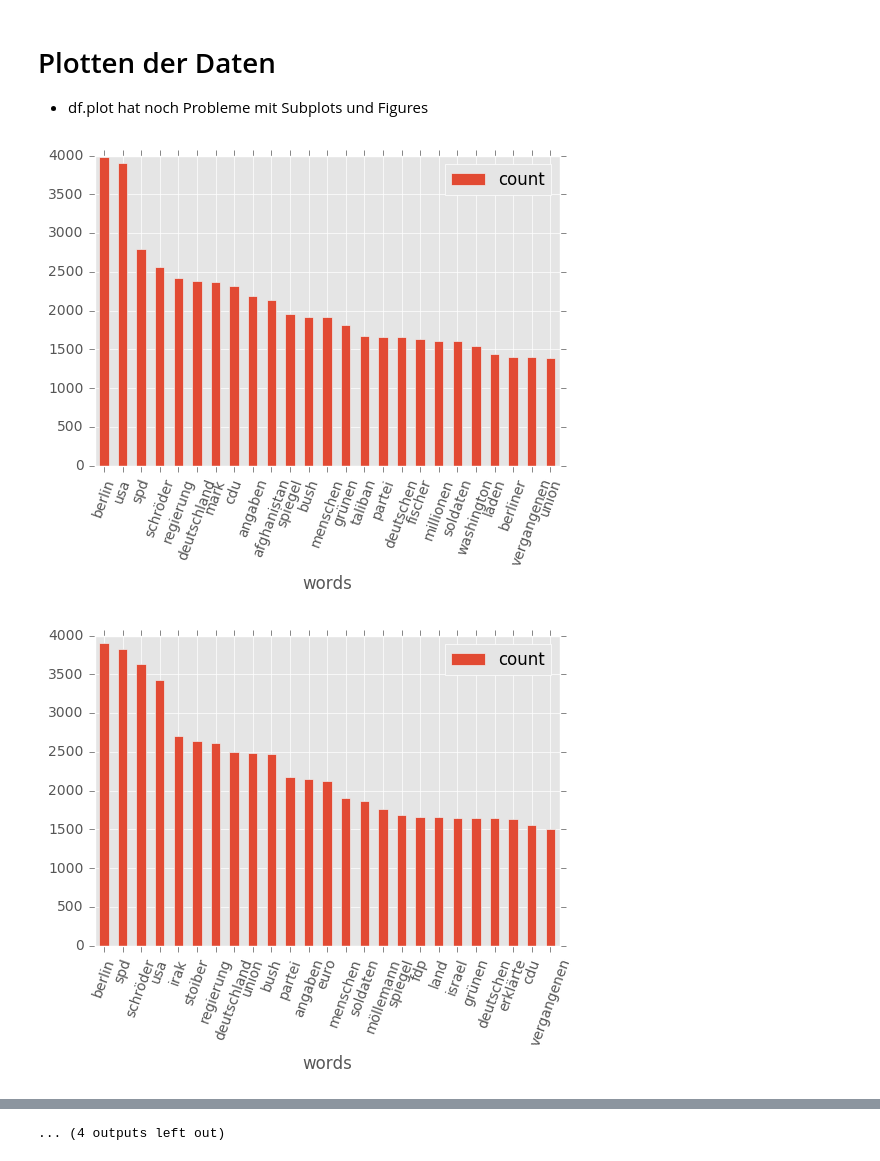
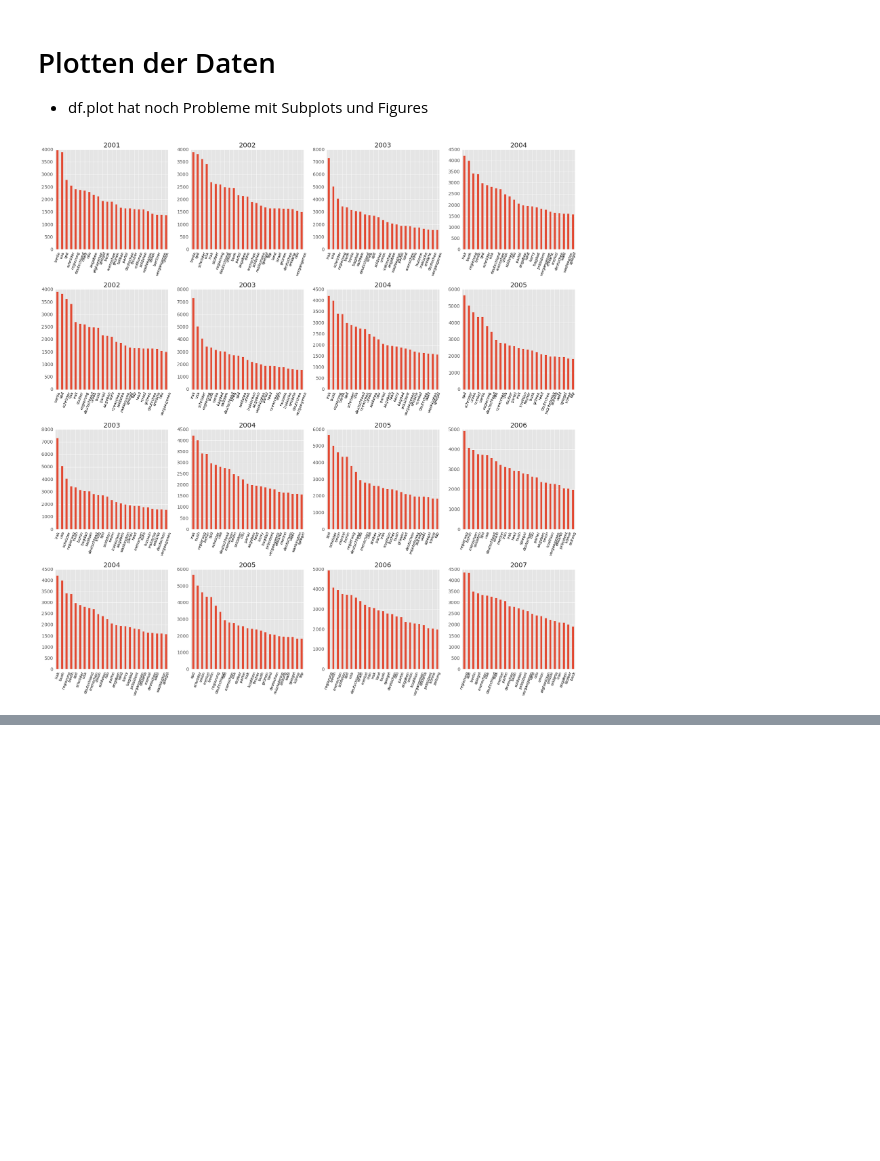
Before and after one commit to se1983/WT-1_Grundlagen_Datascience, a Jupyter notebook: Häufigkeitsanalyse_im_Zeitverlauf/Plotten der Jahresübersichten.ipynb, the cells around one changed output, grey strips where cells are left out. Drawn from its saved outputs; the diff is of its cells as text; code cells hidden in the pictures; blank space fills up the shorter version.

Commit message:
subplots

```diff
--- a/Häufigkeitsanalyse_im_Zeitverlauf/Plotten der Jahresübersichten.ipynb
+++ b/Häufigkeitsanalyse_im_Zeitverlauf/Plotten der Jahresübersichten.ipynb
@@ -5,20 +5,34 @@
 # %%
 %matplotlib inline
 import matplotlib.pyplot as plt
 import numpy as np
 import pandas as pd
 
+plt.style.use('ggplot')
+
+
 dfs = [pd.read_csv('http://5.189.161.24:8080/DATA/politics_top25words_{}.csv'.format(Y),
                    index_col=0)
        for Y in range(2001, 2017)]
 
+fig, axes = plt.subplots(4, 4, figsize=(20,20))
+fig.subplots_adjust(hspace = 0.4)
 
-with plt.style.context(('ggplot')):
+for i in range(4):
+    for j in range(4):
 
-    for df in dfs:
-        df.plot(kind='bar')
-        plt.xticks(rotation=70)
-    plt.show()
+        df = dfs[i+j]
+        ax = axes[i, j]
+
+        df.plot(ax = ax, kind='bar')
+        ax.legend_.remove()
+        ax.set_title(2001+i+j)
+        ax.set_xlabel('')
+
+        for tick in ax.get_xticklabels():
+            tick.set_fontsize(8)
+            tick.set_color('black')
+            tick.set_rotation(70)
+plt.show()
 # %% [output]
-[figure, old version]
+[figure, new version]
-[figure, removed]
@@ -35 +38,0 @@ with plt.style.context(('ggplot')):
-... (4 outputs left out)
```
Also changed, not shown: parts of 1 cell of this notebook.
